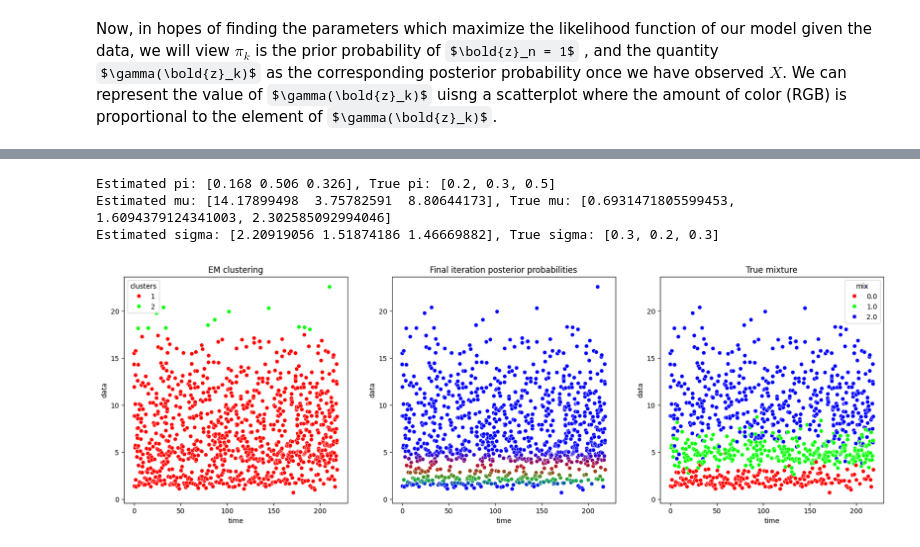
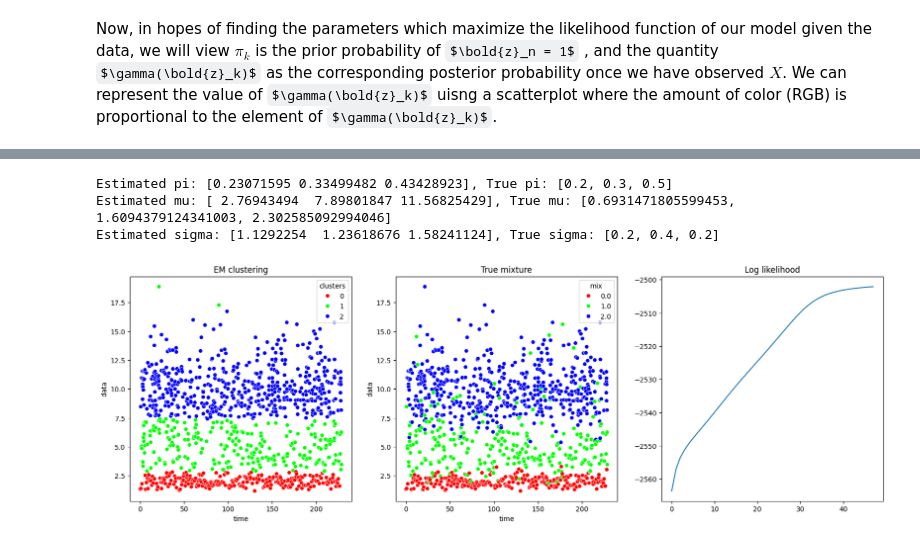
Before and after one commit to Sid-Rafilson-1617/sniff-LFP, a Jupyter notebook: EM_lognormal_mixture.ipynb, the cells around one changed output, grey strips where cells are left out. Cells and saved outputs as stored; diff of their text form; code cells hidden in the pictures; some formulas as TeX source.

```diff
--- a/EM_lognormal_mixture.ipynb
+++ b/EM_lognormal_mixture.ipynb
@@ -154,10 +168,9 @@ def find_gamma(X, pi, mu, sigma):
     gamma = np.zeros((N, K))
 
     for n in range(N):
-        denominator = sum([pi[j] * lognorm.pdf(X[n], s=sigma[j], scale=mu[j]) for j in range(K)])
+        denominator = np.sum([pi[k] * log_norm_density(X[n], mu[k], sigma[k]) for k in range(K)])
         for k in range(K):
-            numerator = pi[k] * lognorm.pdf(X[n], s=sigma[k], scale=mu[k])
-            gamma[n, k] = numerator / denominator
+            gamma[n, k] = pi[k] * log_norm_density(X[n], mu[k], sigma[k]) / denominator
 
     return gamma
 
@@ -182,21 +195,21 @@ gamma = find_gamma(df['data'].values, pi, mu_transformed, sigma_transformed)
 df[['gamma_0', 'gamma_1', 'gamma_2']] = gamma
 
 # Apply the color function to each row
-def gamma_to_rgb(row, order):
+def gamma_to_rgb(row):
+    return (row[f'gamma_2'], row[f'gamma_0'], row[f'gamma_1'])
 
-    return (row[f'gamma_{order[2]}'], row[f'gamma_{order[1]}'], row[f'gamma_{order[0]}'])
 
-df['color'] = df.apply(lambda row: gamma_to_rgb(row, order), axis=1)
+df['color'] = df.apply(lambda row: gamma_to_rgb(row), axis=1)
 
 
 
 # Plot the data
 fig, axs = plt.subplots(1, 3, figsize=(20, 6))
-sns.scatterplot(x='time', y='data', hue='kmeans', data=df, palette= [(1,0,0), (0,1,0), (0,0,1)], ax=axs[0])
+sns.scatterplot(x='time', y='data', hue='kmeans', data=df, palette= [(0,1,0), (0,0,1), (1,0,0)], ax=axs[0])
 axs[0].set_title('K-means clustering')
 sns.scatterplot(x='time', y='data', color=df['color'], data=df, legend=False, ax=axs[1])
-axs[1].set_title('First iteration posterior probabilities')
-sns.scatterplot(x = 'time', y = 'data', hue = 'mix', data = df, palette= [(1,0,0), (0,1,0), (0,0,1)],  ax = axs[2])
+axs[1].set_title('posterior probabilities')
+sns.scatterplot(x = 'time', y = 'data', hue = 'mix', data = df, palette= [(0,1,0), (0,0,1), (1,0,0)],  ax = axs[2])
 axs[2].set_title('True mixture')
 plt.show()
 # %% [output]
@@ -270,13 +295,17 @@ $$
 # %%
-def EM_algorithm(X, pi, mu, sigma, max_iter):
+def EM_algorithm(X, pi, mu, sigma, threshold, max_iter = 1_000):
 
     likelihoods = []
 
     N = X.shape[0]
     K = len(pi)
 
-    for _ in range(max_iter):
+    iteration = 0
+    while len(likelihoods) < 2 or np.abs(likelihoods[-1] - likelihoods[-2]) > threshold:
 
+        iteration += 1
+        if iteration > max_iter:
+            break
 
         # E-step
         gamma = find_gamma(X, pi, mu, sigma)
@@ -287,46 +316,48 @@ def EM_algorithm(X, pi, mu, sigma, max_iter):
             mu[j] = np.sum(gamma[:, j] * np.log(X)) / np.sum(gamma[:, j])
             sigma[j] = np.sqrt(np.sum(gamma[:, j] * (np.log(X) - mu[j]) ** 2) / np.sum(gamma[:, j]))
 
-        likelihood = np.sum([np.log(np.sum([pi[j] * lognorm.pdf(X[i], s=sigma[j], scale=(mu[j])) for j in range(K)])) for i in range(N)])
-        print(likelihood)
+
+        likelihood = np.sum([np.log(np.sum([pi[k] * log_norm_density(X[n], mu[k], sigma[k]) for k in range(K)])) for n in range(N)])
         likelihoods.append(likelihood)
 
     return pi, mu, sigma, likelihoods
 
 # getting the mean and standard deviation for each cluster and transforming them to the parameters of the log normal distribution
 pi = df['kmeans'].value_counts(normalize=True).sort_index().values
 mu = df.groupby('kmeans')['data'].mean().values
 sigma = df.groupby('kmeans')['data'].std().values
+
+# transforming the mean and standard deviation to the parameters of the log normal distribution
 mu_transformed = np.log(mu)
 sigma_transformed = np.sqrt(np.log(1 + (sigma / mu) ** 2))
 
-pi_final, mu_final, sigma_final, likelihoods_final = EM_algorithm(df['data'].values, pi, mu, sigma, 0)
+pi_final, mu_final, sigma_final, likelihoods_final = EM_algorithm(df['data'].values, pi, mu_transformed, sigma_transformed, 0.1, 1000)
 
 print(f'Estimated pi: {pi}, True pi: {weights}')
 print(f'Estimated mu: {mu}, True mu: {mus}')
 print(f'Estimated sigma: {sigma}, True sigma: {sigmas}')
 
 
 # assigning the clusters to the data
 gamma = find_gamma(df['data'].values, pi_final, mu_final, sigma_final)
 clusters = np.argmax(gamma, axis=1)
 df['clusters'] = clusters
 
 # getting the order of the clusters
 order = np.argsort(mu_final)
-df['color'] = df.apply(lambda row: gamma_to_rgb(row, order), axis=1)
+df['color'] = df.apply(lambda row: gamma_to_rgb(row), axis=1)
 
 # Plot the data
 fig, axs = plt.subplots(1, 3, figsize=(20, 6))
 sns.scatterplot(x='time', y='data', hue='clusters', data=df, palette= [(1,0,0), (0,1,0), (0,0,1)], ax=axs[0])
 axs[0].set_title('EM clustering')
-sns.scatterplot(x='time', y='data', color=df['color'], data=df, legend=False, ax=axs[1])
-axs[1].set_title('Final iteration posterior probabilities')
-sns.scatterplot(x = 'time', y = 'data', hue = 'mix', data = df, palette= [(1,0,0), (0,1,0), (0,0,1)],  ax = axs[2])
-axs[2].set_title('True mixture')
+sns.scatterplot(x = 'time', y = 'data', hue = 'mix', data = df, palette= [(1,0,0), (0,1,0), (0,0,1)],  ax = axs[1])
+axs[1].set_title('True mixture')
+sns.lineplot(x = range(len(likelihoods_final)), y = likelihoods_final, ax = axs[2])
+axs[2].set_title('Log likelihood')
 plt.show()
 # %% [output]
-Estimated pi: [0.168 0.506 0.326], True pi: [0.2, 0.3, 0.5]
-Estimated mu: [14.17899498  3.75782591  8.80644173], True mu: [0.6931471805599453, 1.6094379124341003, 2.302585092994046]
-Estimated sigma: [2.20919056 1.51874186 1.46669882], True sigma: [0.3, 0.2, 0.3]
+Estimated pi: [0.23071595 0.33499482 0.43428923], True pi: [0.2, 0.3, 0.5]
+Estimated mu: [ 2.76943494  7.89801847 11.56825429], True mu: [0.6931471805599453, 1.6094379124341003, 2.302585092994046]
+Estimated sigma: [1.1292254  1.23618676 1.58241124], True sigma: [0.2, 0.4, 0.2]
-[figure, old version]
+[figure, new version]
```
Also changed, not shown: parts of 6 cells of this notebook.
